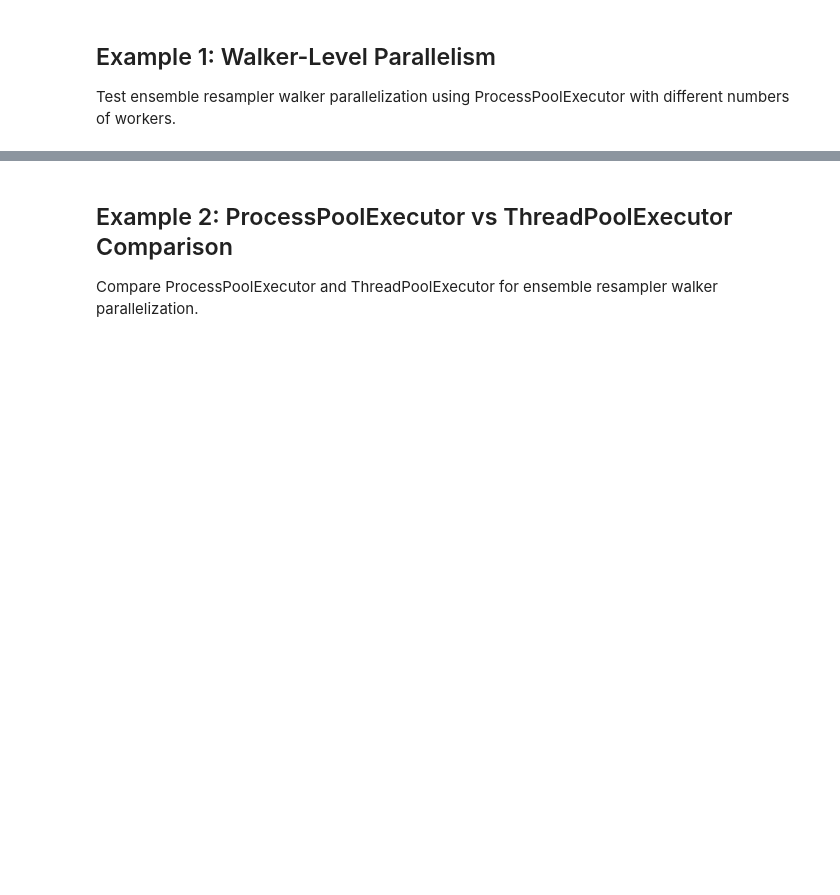
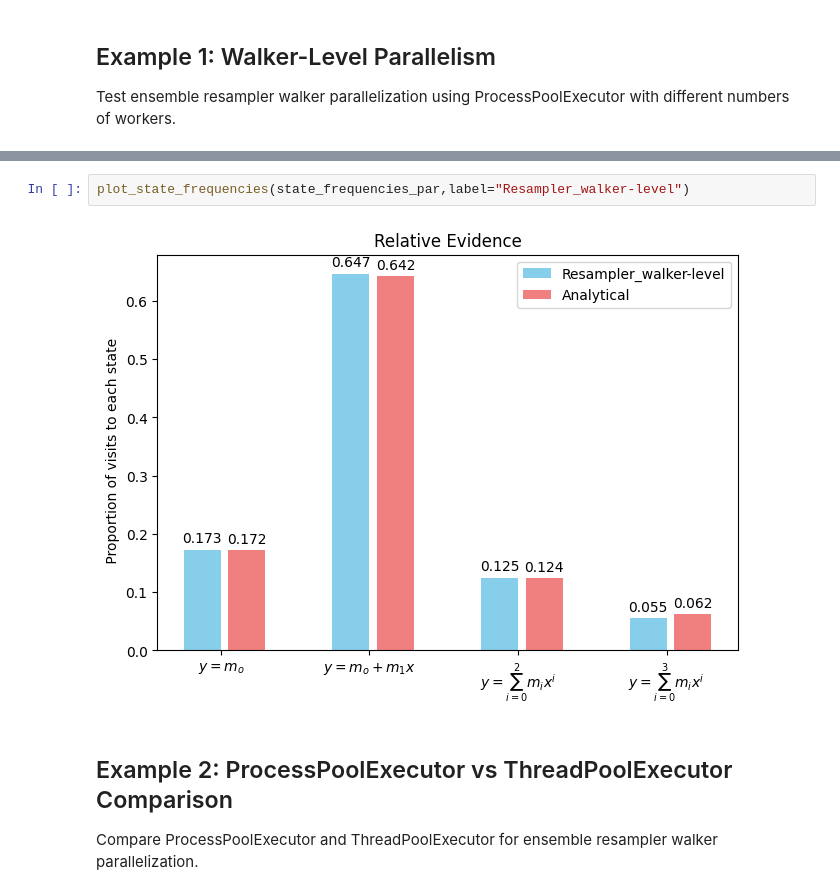
Before and after one commit to auggiemarignier/pyTransC, a Jupyter notebook: examples/Regression/TransC_Regression_parallel.ipynb, the cells around one changed output, grey strips where cells are left out. Cells and saved outputs as stored; diff of their text form; blank space fills up the shorter version.

```diff
--- a/examples/Regression/TransC_Regression_parallel.ipynb
+++ b/examples/Regression/TransC_Regression_parallel.ipynb
@@ -1063,3 +1148,7 @@ Average acceptance rate: 11.06%
+# %%
+plot_state_frequencies(state_frequencies_par,label="Resampler_walker-level")
+# %% [output]
+[figure, added]
 # %% [markdown]
 ## Example 2: ProcessPoolExecutor vs ThreadPoolExecutor Comparison
 
```
Also changed, not shown: parts of 26 cells of this notebook, 2 other files.
